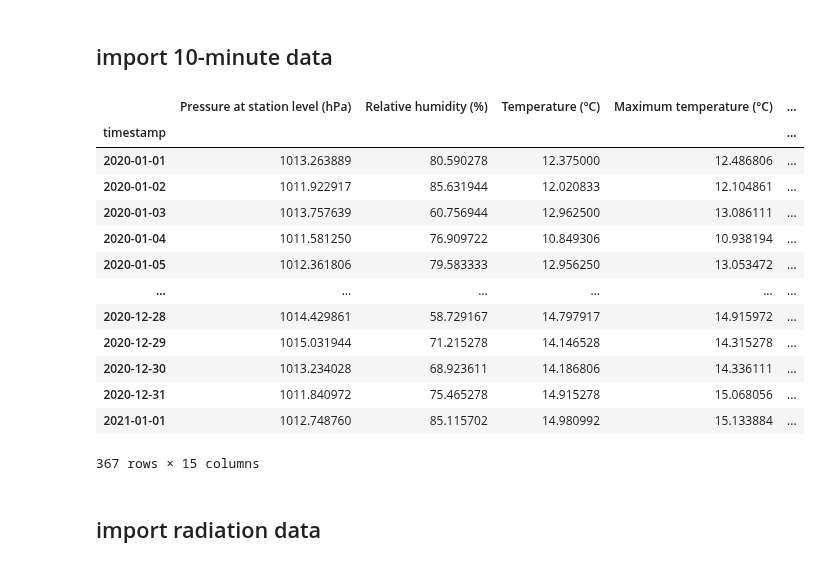
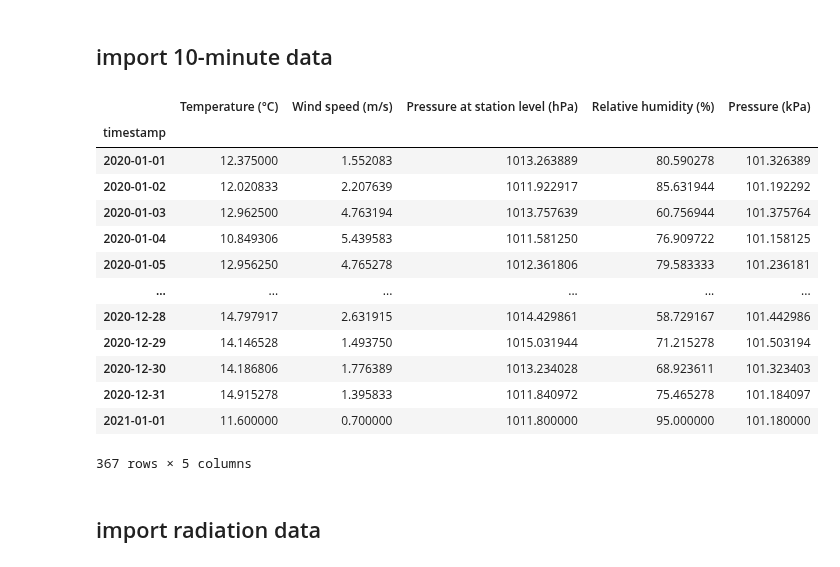
Before and after one commit to yairmau/surface-hydrology, a Jupyter notebook: evapotranspiration/evapotranspiration-exercises.ipynb, the cells around one changed output. Cells and saved outputs as stored; diff of their text form; code cells hidden in the pictures.

```diff
--- a/evapotranspiration/evapotranspiration-exercises.ipynb
+++ b/evapotranspiration/evapotranspiration-exercises.ipynb
@@ -63,30 +70,36 @@ from noaa_ftp import NOAA
 # %%
 df = pd.read_csv('bet-dagan-10min.csv',
                 #  encoding = "ISO-8859-8",  # this shows hebrew characters properly
                  na_values=["-"]           # substitute "-" for NaN
                  )
 df['timestamp'] = pd.to_datetime(df['Date & Time (Winter)'], dayfirst=True)
 df = df.set_index('timestamp')
+# choose only relevant columns to us
+# if we don't do this the taking the mean will fail because not all columns are numeric. try df.dtypes to see why
+df = df[["Temperature (°C)",
+         "Wind speed (m/s)",
+         "Pressure at station level (hPa)",
+         "Relative humidity (%)"]]
 # resample to daily data according to "mean"
 df = df.resample('D').mean()
 # convert hecto pascals (hPa) to kilo pascals (kPa)
 df["Pressure (kPa)"] = df["Pressure at station level (hPa)"] / 10.0
 df
 # %% [output]
-|  | Pressure at station level (hPa) | Relative humidity (%) | Temperature (°C) | Maximum temperature (°C) | ... |
-| timestamp |  |  |  |  | ... |
-| 2020-01-01 | 1013.263889 | 80.590278 | 12.375000 | 12.486806 | ... |
-| 2020-01-02 | 1011.922917 | 85.631944 | 12.020833 | 12.104861 | ... |
-| 2020-01-03 | 1013.757639 | 60.756944 | 12.962500 | 13.086111 | ... |
-| 2020-01-04 | 1011.581250 | 76.909722 | 10.849306 | 10.938194 | ... |
-| 2020-01-05 | 1012.361806 | 79.583333 | 12.956250 | 13.053472 | ... |
+|  | Temperature (°C) | Wind speed (m/s) | Pressure at station level (hPa) | Relative humidity (%) | Pressure (kPa) |
+| timestamp |  |  |  |  |  |
+| 2020-01-01 | 12.375000 | 1.552083 | 1013.263889 | 80.590278 | 101.326389 |
+| 2020-01-02 | 12.020833 | 2.207639 | 1011.922917 | 85.631944 | 101.192292 |
+| 2020-01-03 | 12.962500 | 4.763194 | 1013.757639 | 60.756944 | 101.375764 |
+| 2020-01-04 | 10.849306 | 5.439583 | 1011.581250 | 76.909722 | 101.158125 |
+| 2020-01-05 | 12.956250 | 4.765278 | 1012.361806 | 79.583333 | 101.236181 |
 | ... | ... | ... | ... | ... | ... |
-| 2020-12-28 | 1014.429861 | 58.729167 | 14.797917 | 14.915972 | ... |
-| 2020-12-29 | 1015.031944 | 71.215278 | 14.146528 | 14.315278 | ... |
-| 2020-12-30 | 1013.234028 | 68.923611 | 14.186806 | 14.336111 | ... |
-| 2020-12-31 | 1011.840972 | 75.465278 | 14.915278 | 15.068056 | ... |
-| 2021-01-01 | 1012.748760 | 85.115702 | 14.980992 | 15.133884 | ... |
+| 2020-12-28 | 14.797917 | 2.631915 | 1014.429861 | 58.729167 | 101.442986 |
+| 2020-12-29 | 14.146528 | 1.493750 | 1015.031944 | 71.215278 | 101.503194 |
+| 2020-12-30 | 14.186806 | 1.776389 | 1013.234028 | 68.923611 | 101.323403 |
+| 2020-12-31 | 14.915278 | 1.395833 | 1011.840972 | 75.465278 | 101.184097 |
+| 2021-01-01 | 11.600000 | 0.700000 | 1011.800000 | 95.000000 | 101.180000 |
-367 rows × 15 columns
+367 rows × 5 columns
 # %% [markdown]
 ## import radiation data
 # %%
```
Also changed, not shown: parts of 26 cells of this notebook, 24 other files.
